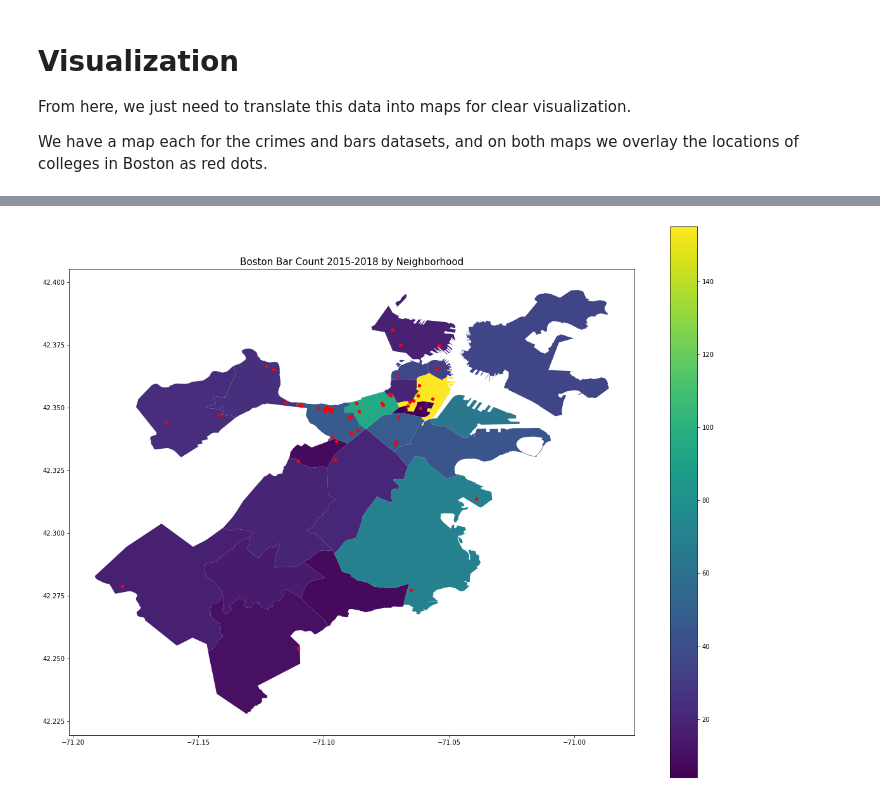
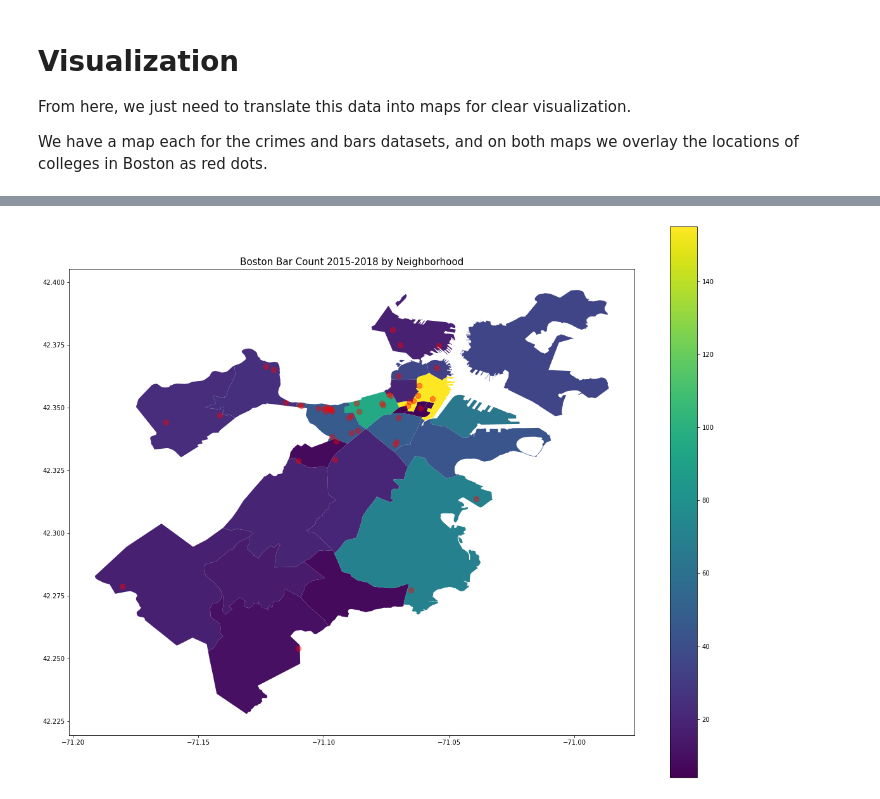
Before and after one commit to pickdani/Bostonography-Final, a Jupyter notebook: data-manipulation.ipynb, the cells around one changed output, grey strips where cells are left out. Cells and saved outputs as stored; diff of their text form; code cells hidden in the pictures.

```diff
--- a/data-manipulation.ipynb
+++ b/data-manipulation.ipynb
@@ -140,0 +188,3 @@ combined_df
+# %%
+combined_df = crime_df.join(bars_df, how='inner', sort=False)
+combined_df
@@ -159,9 +228,9 @@ plt.show()
 # %%
 fig,ax = plt.subplots(figsize = (20,16))
 bar_map = pd.merge(nb, combined_df, on="Neighborhood_ID")
 bar_map.plot(ax=ax, column = 'bars', legend=True, figsize=(20,16))
-g = c_geo_df.plot(ax=ax, markersize = 20, color = 'red')
+g = c_geo_df.plot(ax=ax, markersize = 70, color = 'red', alpha=0.4)
 plt.title('Boston Bar Count 2015-2018 by Neighborhood', fontsize = 15)
 plt.show()
 # %% [output]
-[figure, old version]
+[figure, new version]
```
Also changed, not shown: parts of 7 cells of this notebook.
